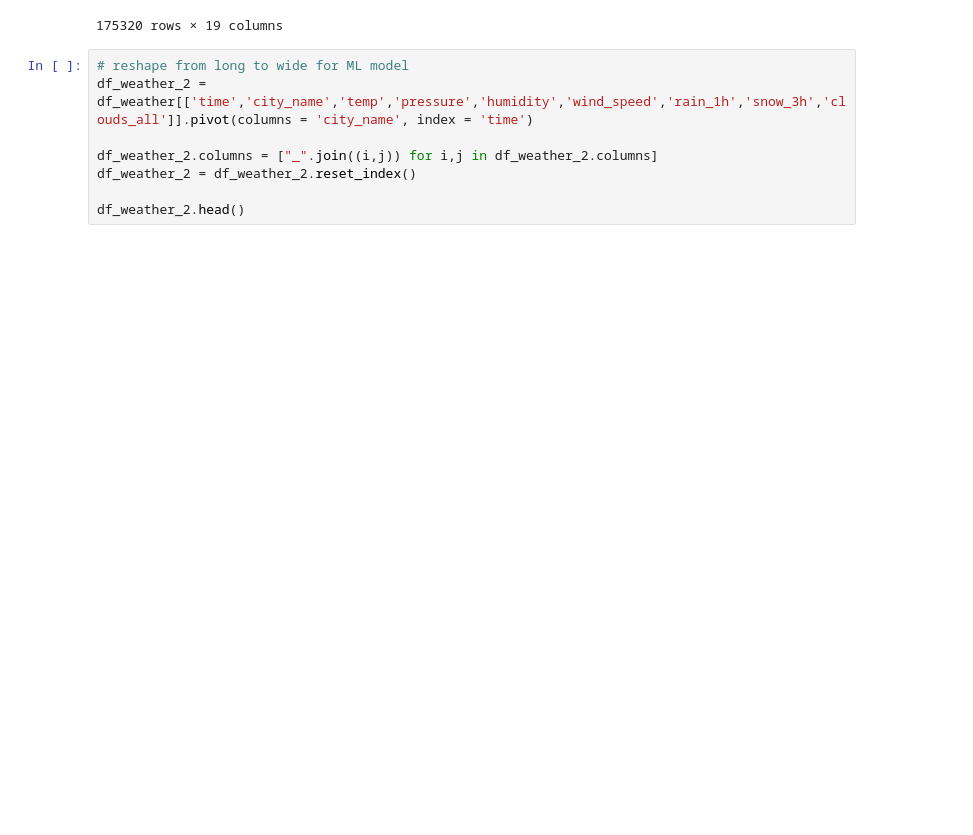
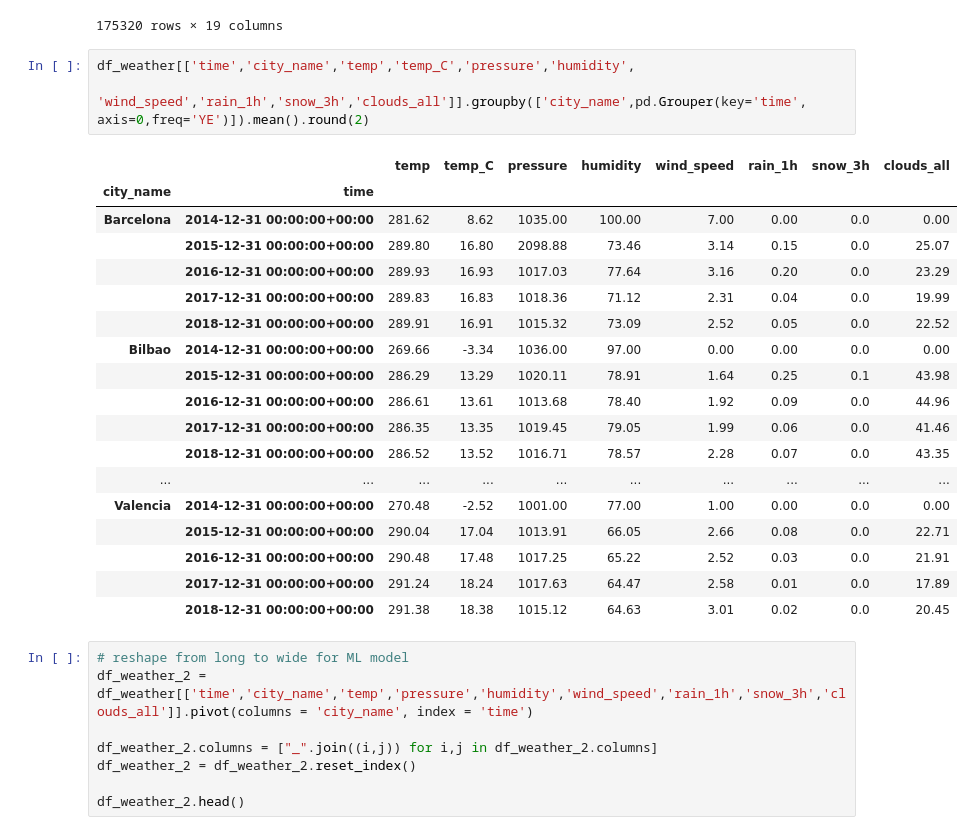
Before and after one commit to ysopoon/Energy_TEST, a Jupyter notebook: DataReview_test.ipynb, the cells around one changed output. Cells and saved outputs as stored; diff of their text form; blank space fills up the shorter version.

```diff
--- a/DataReview_test.ipynb
+++ b/DataReview_test.ipynb
@@ -224,6 +227,28 @@ df_weather
 | 175318 | 2018-12-31 21:00:00+00:00 | 2018-12-31 22:00:00+01:00 | Seville | 284.150 | 284.150 | 284.150 | 1029 | 57 | 4 | 60 | ... |
 | 175319 | 2018-12-31 22:00:00+00:00 | 2018-12-31 23:00:00+01:00 | Seville | 283.970 | 282.150 | 285.150 | 1029 | 70 | 3 | 50 | ... |
 175320 rows × 19 columns
+# %%
+df_weather[['time','city_name','temp','temp_C','pressure','humidity',
+            'wind_speed','rain_1h','snow_3h','clouds_all']].groupby(['city_name',pd.Grouper(key='time', axis=0,freq='YE')]).mean().round(2)
+# %% [output]
+|  |  | temp | temp_C | pressure | humidity | wind_speed | rain_1h | snow_3h | clouds_all |
+| city_name | time |  |  |  |  |  |  |  |  |
+| Barcelona | 2014-12-31 00:00:00+00:00 | 281.62 | 8.62 | 1035.00 | 100.00 | 7.00 | 0.00 | 0.0 | 0.00 |
+|  | 2015-12-31 00:00:00+00:00 | 289.80 | 16.80 | 2098.88 | 73.46 | 3.14 | 0.15 | 0.0 | 25.07 |
+|  | 2016-12-31 00:00:00+00:00 | 289.93 | 16.93 | 1017.03 | 77.64 | 3.16 | 0.20 | 0.0 | 23.29 |
+|  | 2017-12-31 00:00:00+00:00 | 289.83 | 16.83 | 1018.36 | 71.12 | 2.31 | 0.04 | 0.0 | 19.99 |
+|  | 2018-12-31 00:00:00+00:00 | 289.91 | 16.91 | 1015.32 | 73.09 | 2.52 | 0.05 | 0.0 | 22.52 |
+| Bilbao | 2014-12-31 00:00:00+00:00 | 269.66 | -3.34 | 1036.00 | 97.00 | 0.00 | 0.00 | 0.0 | 0.00 |
+|  | 2015-12-31 00:00:00+00:00 | 286.29 | 13.29 | 1020.11 | 78.91 | 1.64 | 0.25 | 0.1 | 43.98 |
+|  | 2016-12-31 00:00:00+00:00 | 286.61 | 13.61 | 1013.68 | 78.40 | 1.92 | 0.09 | 0.0 | 44.96 |
+|  | 2017-12-31 00:00:00+00:00 | 286.35 | 13.35 | 1019.45 | 79.05 | 1.99 | 0.06 | 0.0 | 41.46 |
+|  | 2018-12-31 00:00:00+00:00 | 286.52 | 13.52 | 1016.71 | 78.57 | 2.28 | 0.07 | 0.0 | 43.35 |
+| ... | ... | ... | ... | ... | ... | ... | ... | ... | ... |
+| Valencia | 2014-12-31 00:00:00+00:00 | 270.48 | -2.52 | 1001.00 | 77.00 | 1.00 | 0.00 | 0.0 | 0.00 |
+|  | 2015-12-31 00:00:00+00:00 | 290.04 | 17.04 | 1013.91 | 66.05 | 2.66 | 0.08 | 0.0 | 22.71 |
+|  | 2016-12-31 00:00:00+00:00 | 290.48 | 17.48 | 1017.25 | 65.22 | 2.52 | 0.03 | 0.0 | 21.91 |
+|  | 2017-12-31 00:00:00+00:00 | 291.24 | 18.24 | 1017.63 | 64.47 | 2.58 | 0.01 | 0.0 | 17.89 |
+|  | 2018-12-31 00:00:00+00:00 | 291.38 | 18.38 | 1015.12 | 64.63 | 3.01 | 0.02 | 0.0 | 20.45 |
 # %%
 # reshape from long to wide for ML model
 df_weather_2 = df_weather[['time','city_name','temp','pressure','humidity','wind_speed','rain_1h','snow_3h','clouds_all']].pivot(columns = 'city_name', index = 'time')
```
Also changed, not shown: parts of 1 cell of this notebook, 11 other files.
